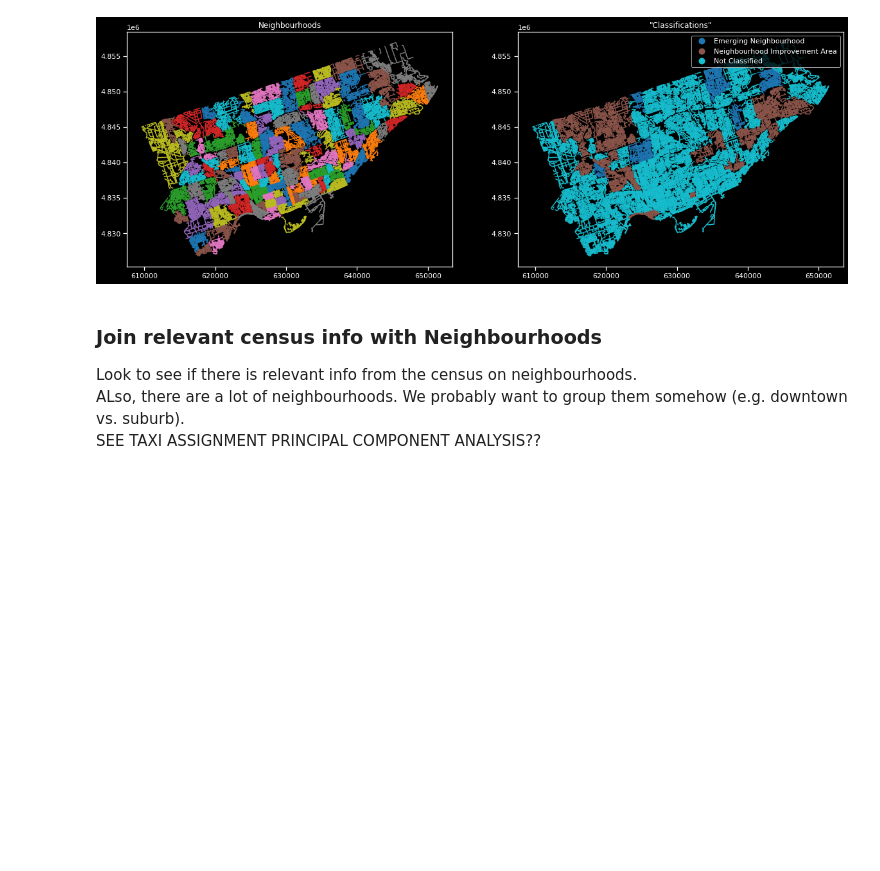
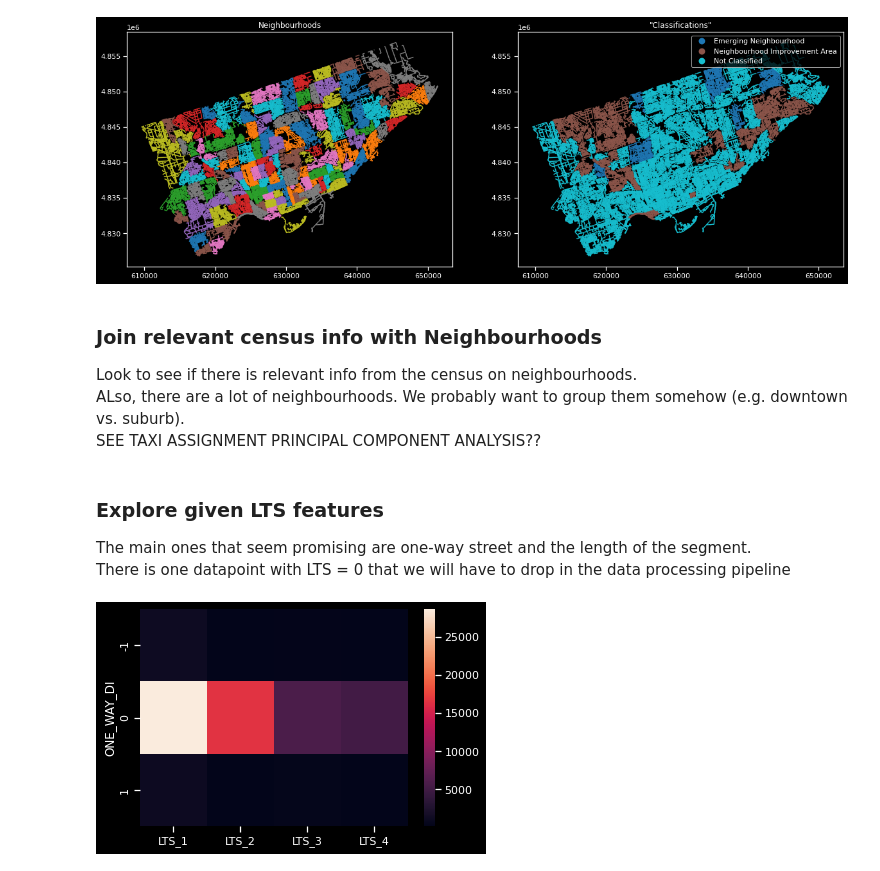
Before and after one commit to KeaganHRankin/Cycle-Classifier, a Jupyter notebook: edanalysis/eda_neighbourhoods.ipynb, the cells around one changed output. Saved outputs shown, nothing was run; the diff lists cells and outputs as text; code cells hidden in the pictures; blank space fills up the shorter version.

```diff
--- a/edanalysis/eda_neighbourhoods.ipynb
+++ b/edanalysis/eda_neighbourhoods.ipynb
@@ -119,3 +119,16 @@ axs[1].title.set_text('"Classifications"')
 Look to see if there is relevant info from the census on neighbourhoods. <br>
 ALso, there are a lot of neighbourhoods. We probably want to group them somehow (e.g. downtown vs. suburb). <br>
 SEE TAXI ASSIGNMENT PRINCIPAL COMPONENT ANALYSIS??
+# %% [markdown]
+### Explore given LTS features
+The main ones that seem promising are one-way street and the length of the segment. <br>
+There is one datapoint with LTS = 0 that we will have to drop in the data processing pipeline
+# %%
+# Visualize two ordinal variables: 2D bar or heatmap?
+plotr = pd.concat([lts_metre['ONE_WAY_DI'], pd.get_dummies(lts_metre['LTS'], prefix='LTS')], axis=1)
+plotr = plotr.groupby('ONE_WAY_DI').sum().drop('LTS_0', axis=1)
+
+ax = sns.heatmap(plotr)
+plt.show()
+# %% [output]
+[figure, added]
```
Also changed, not shown: parts of 2 cells of this notebook.
